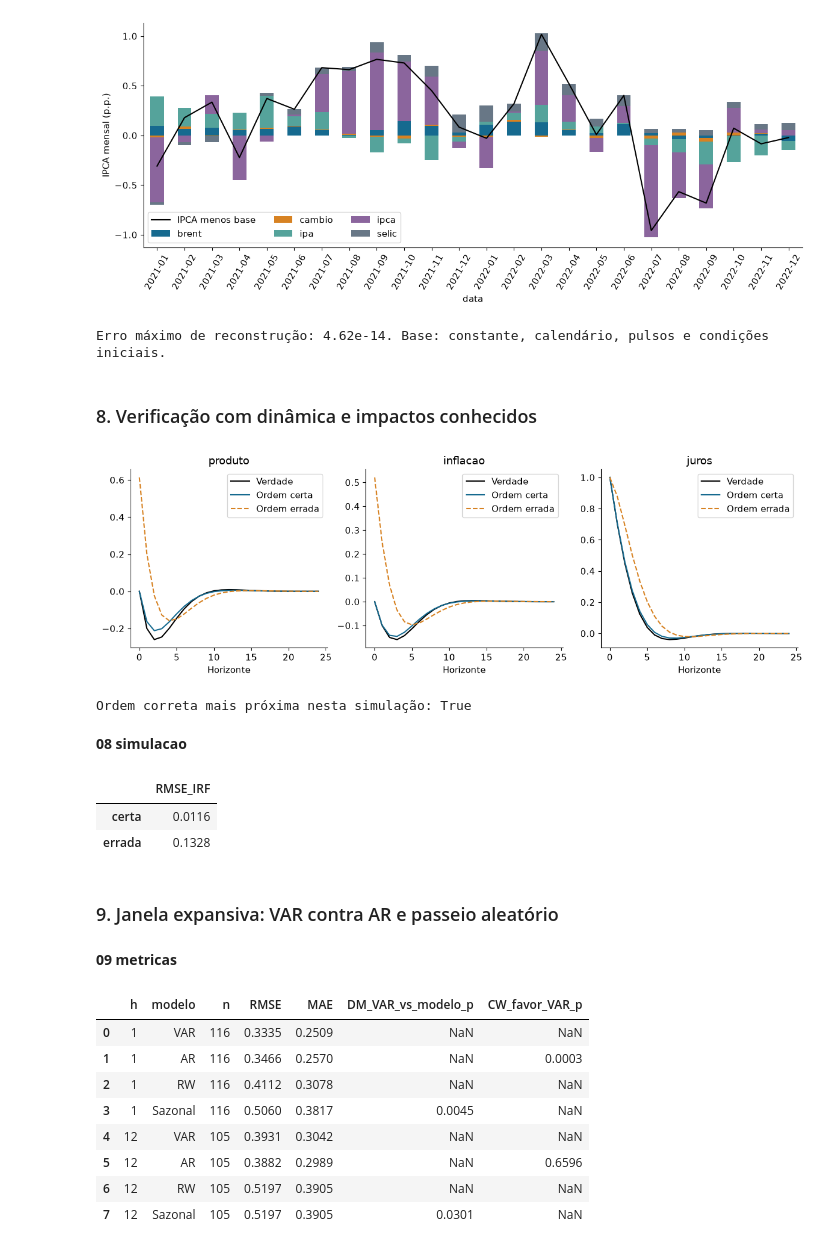
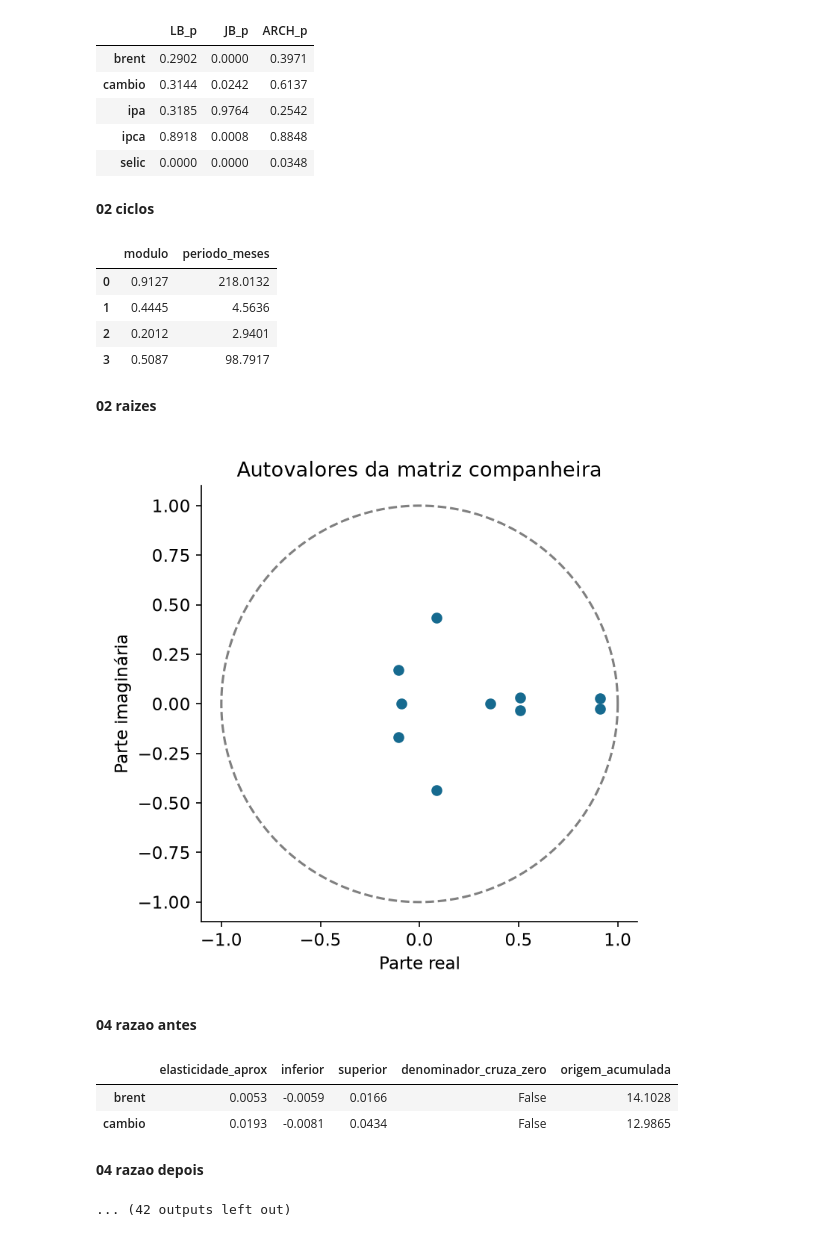
Before and after one commit to avilarenan/EAD6034, a Jupyter notebook: desafio5-var-petroleo/apresentacao.ipynb, the cells around one changed output. Cells and saved outputs as stored; diff of their text form; code cells hidden in the pictures.

```diff
--- a/desafio5-var-petroleo/apresentacao.ipynb
+++ b/desafio5-var-petroleo/apresentacao.ipynb
@@ -252,0 +175,4 @@ Na simulação, conhecemos a verdade e mostramos o que uma ordenação errada fa
+# %%
+# Ordens dos choques, mesmo mês versus defasagens, e 15 variantes.
+ident = var.identificacao(regimes)
+tabela_variantes = var.variantes()
@@ -253,5 +230,4 @@ Na simulação, conhecemos a verdade e mostramos o que uma ordenação errada fa
 # %%
-# Complementos exigidos pelo desafio e síntese da execução atual.
-complemento = var.completar_analise(dados, modelo)
-resumo = var.salvar_resumo(dados, modelo, diagnostico, choques, complemento)
+# Anexo: demais exigências do desafio e síntese desta execução.
+resumo = var.anexo(dados, modelo, regimes, diagnostico, choques, ident, tabela_variantes)
 # %% [output]
@@ -259,20 +243,20 @@ resumo = var.salvar_resumo(dados, modelo, diagnostico, choques, complemento)
+|  | LB_p | JB_p | ARCH_p |
+| brent | 0.2902 | 0.0000 | 0.3971 |
+| cambio | 0.3144 | 0.0242 | 0.6137 |
+| ipa | 0.3185 | 0.9764 | 0.2542 |
+| ipca | 0.8918 | 0.0008 | 0.8848 |
+| selic | 0.0000 | 0.0000 | 0.0348 |
+**02 ciclos**
+|  | modulo | periodo_meses |
+| 0 | 0.9127 | 218.0132 |
+| 1 | 0.4445 | 4.5636 |
+| 2 | 0.2012 | 2.9401 |
+| 3 | 0.5087 | 98.7917 |
+**02 raizes**
-[figure, old version]
+[figure, new version]
+**04 razao antes**
+|  | elasticidade_aprox | inferior | superior | denominador_cruza_zero | origem_acumulada |
+| brent | 0.0053 | -0.0059 | 0.0166 | False | 14.1028 |
+| cambio | 0.0193 | -0.0081 | 0.0434 | False | 12.9865 |
+**04 razao depois**
-Erro máximo de reconstrução: 4.62e-14. Base: constante, calendário, pulsos e condições iniciais.
+... (42 outputs left out)
-### 8. Verificação com dinâmica e impactos conhecidos
-[figure, removed]
-Ordem correta mais próxima nesta simulação: True
-**08 simulacao**
-|  | RMSE_IRF |
-| certa | 0.0116 |
-| errada | 0.1328 |
-### 9. Janela expansiva: VAR contra AR e passeio aleatório
-**09 metricas**
-|  | h | modelo | n | RMSE | MAE | DM_VAR_vs_modelo_p | CW_favor_VAR_p |
-| 0 | 1 | VAR | 116 | 0.3335 | 0.2509 | NaN | NaN |
-| 1 | 1 | AR | 116 | 0.3466 | 0.2570 | NaN | 0.0003 |
-| 2 | 1 | RW | 116 | 0.4112 | 0.3078 | NaN | NaN |
-| 3 | 1 | Sazonal | 116 | 0.5060 | 0.3817 | 0.0045 | NaN |
-| 4 | 12 | VAR | 105 | 0.3931 | 0.3042 | NaN | NaN |
-| 5 | 12 | AR | 105 | 0.3882 | 0.2989 | NaN | 0.6596 |
-| 6 | 12 | RW | 105 | 0.5197 | 0.3905 | NaN | NaN |
-| 7 | 12 | Sazonal | 105 | 0.5197 | 0.3905 | 0.0301 | NaN |
```
Also changed, not shown: parts of 18 cells of this notebook, 27 other files.
